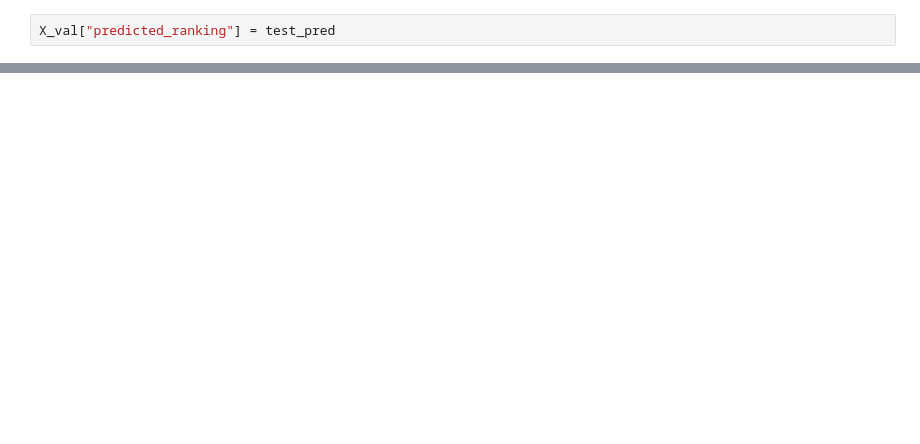
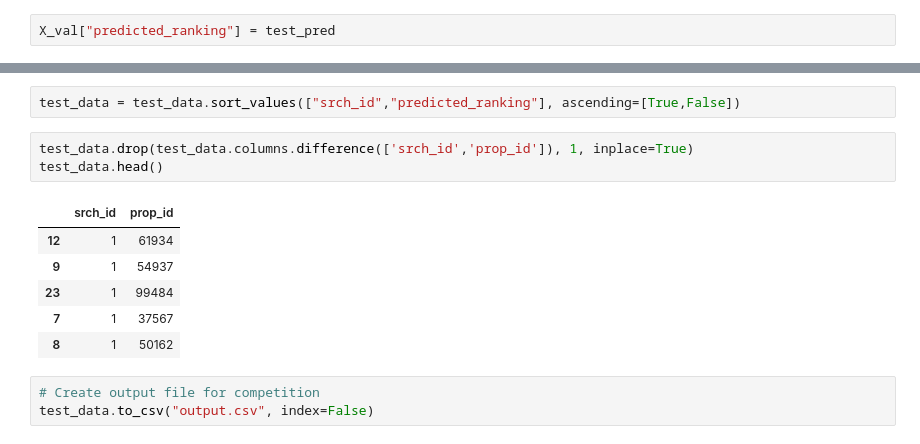
Before and after one commit to AlexiaSalomons/dmt_assignment2, a Jupyter notebook: new_model_A.ipynb, the cells around one changed output, grey strips where cells are left out. Cells and saved outputs as stored; diff of their text form; blank space fills up the shorter version.

```diff
--- a/new_model_A.ipynb
+++ b/new_model_A.ipynb
@@ -279,0 +378,15 @@ MemoryError: Unable to allocate 1.18 GiB for an array with shape (32, 4959183) a
+# %%
+test_data = test_data.sort_values(["srch_id","predicted_ranking"], ascending=[True,False])
+# %%
+test_data.drop(test_data.columns.difference(['srch_id','prop_id']), 1, inplace=True)
+test_data.head()
+# %% [output]
+|  | srch_id | prop_id |
+| 12 | 1 | 61934 |
+| 9 | 1 | 54937 |
+| 23 | 1 | 99484 |
+| 7 | 1 | 37567 |
+| 8 | 1 | 50162 |
+# %%
+# Create output file for competition
+test_data.to_csv("output.csv", index=False)
```
Also changed, not shown: parts of 25 cells of this notebook, 2 other files.
